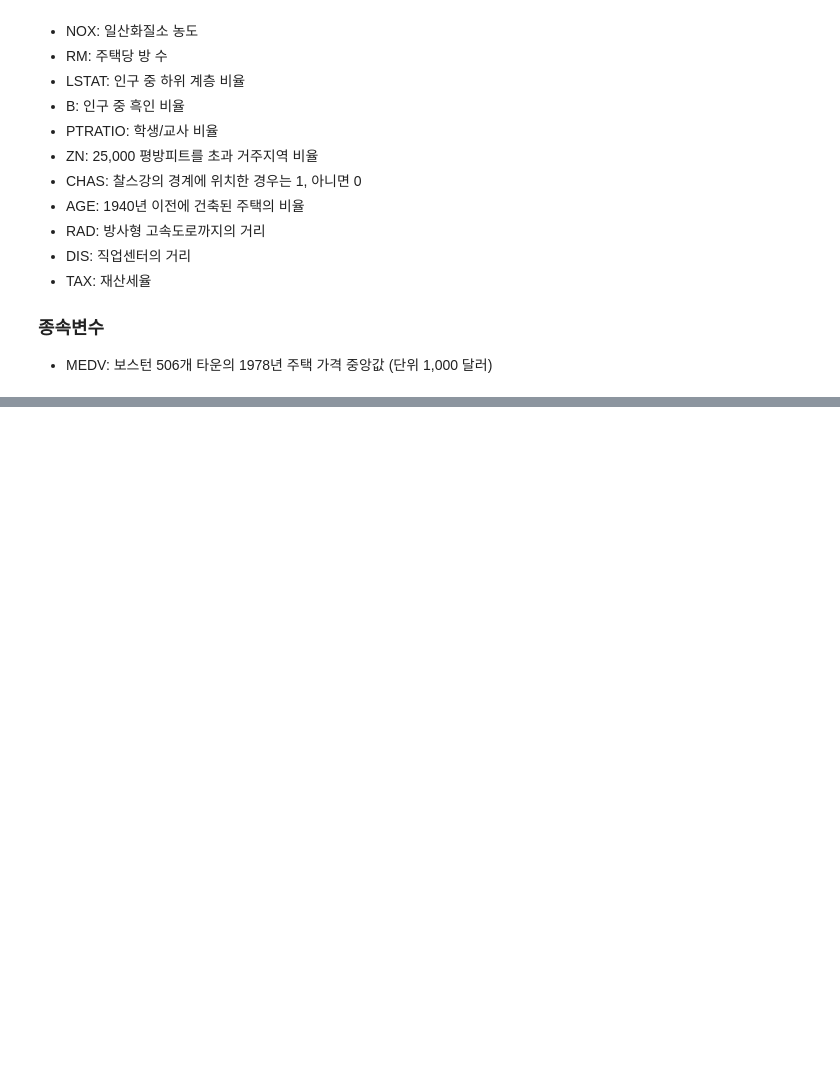
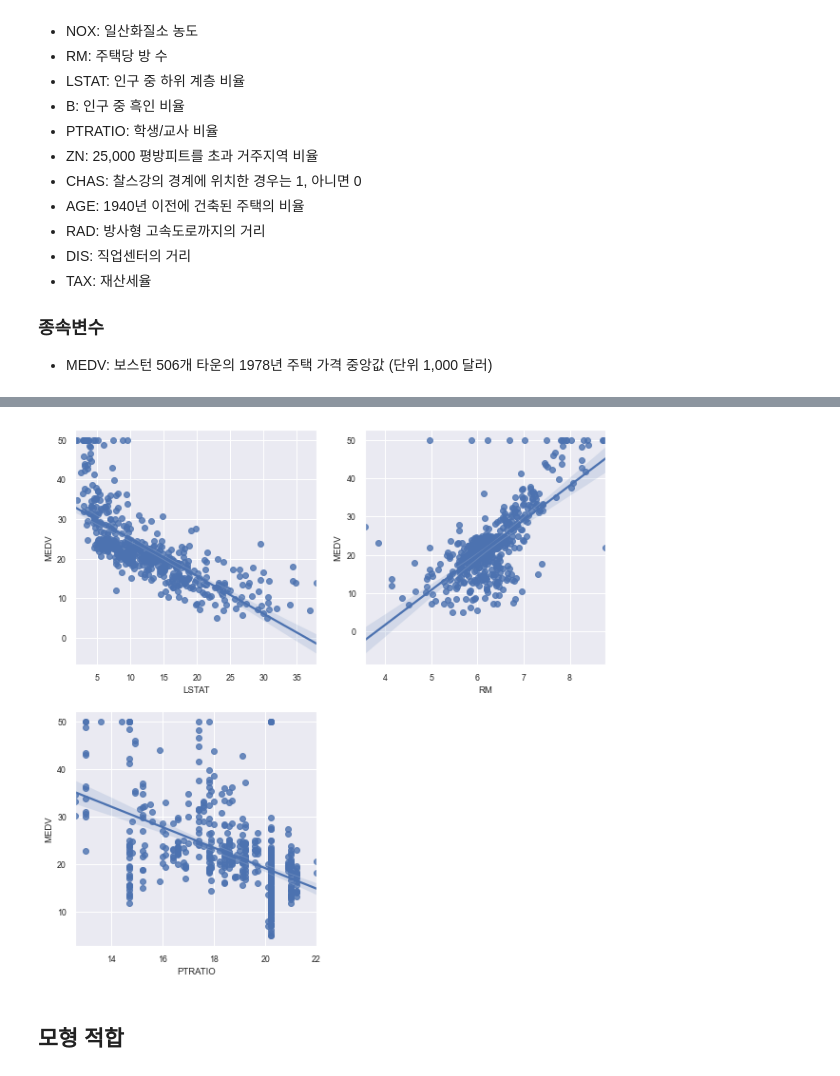
Before and after one commit to statKim/stats-summer-2021, a Jupyter notebook: Lecture_note/Day8/회귀분석_3.ipynb, the cells around one changed output, grey strips where cells are left out. Saved outputs shown, nothing was run; the diff lists cells and outputs as text; code cells hidden in the pictures; blank space fills up the shorter version.

```diff
--- a/Lecture_note/Day8/회귀분석_3.ipynb
+++ b/Lecture_note/Day8/회귀분석_3.ipynb
@@ -72 +124,11 @@ plt.show()
+# %%
+plt.figure(figsize = (10, 10))
+for idx, col in enumerate(["LSTAT", "RM", "PTRATIO"]):
+    ax1 = plt.subplot(2, 2, idx+1)
+    sns.regplot(x = col, y = "MEDV", data = df, ax = ax1)
+plt.show()
+# %% [output]
+[figure, added]
+# %% [markdown]
+## 모형 적합
 # %%
```
Also changed, not shown: parts of 11 cells of this notebook, 7 other files.
